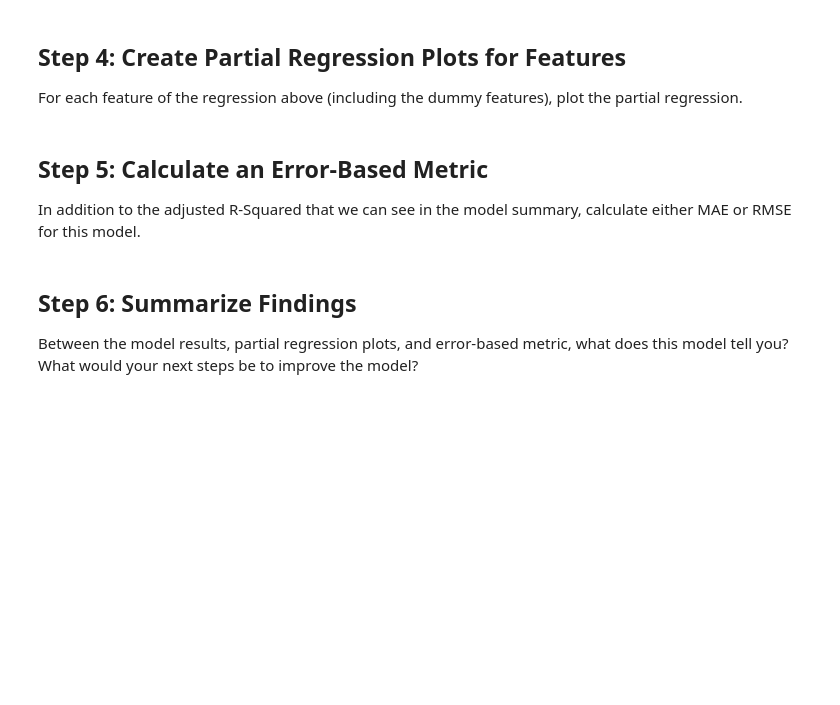
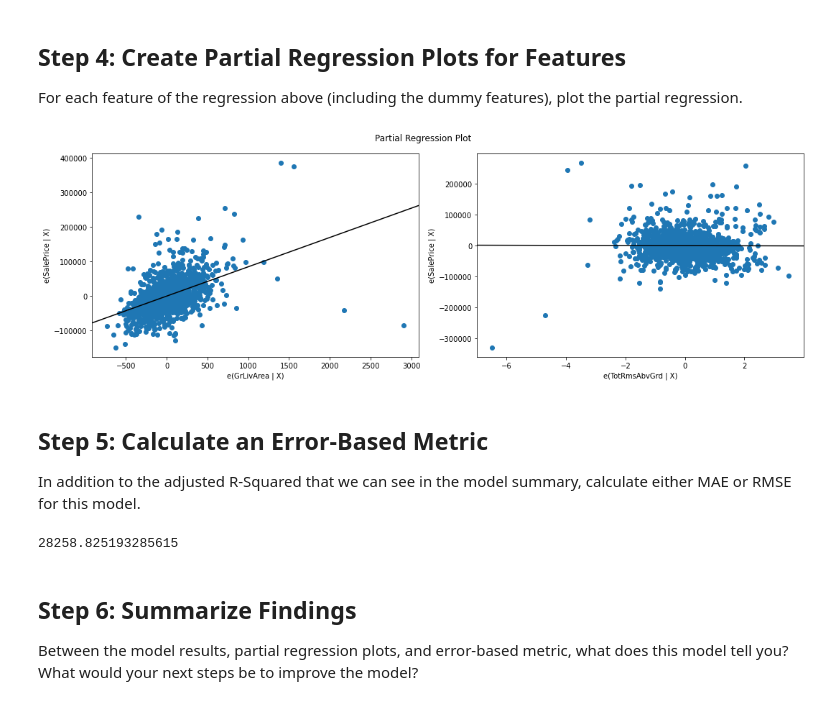
Before and after one commit to Makster04/dsc-categorical-variables-regression-lab, a Jupyter notebook: index.ipynb, the cells around one changed output. Cells and saved outputs as stored; diff of their text form; code cells hidden in the pictures; blank space fills up the shorter version.

```diff
--- a/index.ipynb
+++ b/index.ipynb
@@ -143,7 +143,17 @@ Choose the best-looking 3 out of 4 predictors to include in your model.
 Make sure that you one-hot encode your categorical predictor(s) (regardless of whether the current data type is a string or number) first.
 # %%
 # Your code here - prepare X and y, including one-hot encoding
+y = data["SalePrice"]
+X = data[["GrLivArea", "Neighborhood", "TotRmsAbvGrd"]]
+
+X = pd.get_dummies(X, columns=["Neighborhood"], drop_first=True, dtype=int)
 # %%
 # Your answer here - which category or categories were dropped?
 # %%
 # Your code here - build a regression model and display results
+import statsmodels.api as sm
+
+model = sm.OLS(y,X)
+results = model.fit()
+
+print(results.summary())
@@ -153,12 +181,22 @@ Make sure that you one-hot encode your categorical predictor(s) (regardless of w
 For each feature of the regression above (including the dummy features), plot the partial regression.
 # %%
 # Your code here - create partial regression plots
+fig = plt.figure(figsize=(15,5))
+sm.graphics.plot_partregress_grid(results, exog_idx=["GrLivArea", "TotRmsAbvGrd"], fig=fig)
+plt.tight_layout()
+plt.show()
+# %% [output]
+[figure, added]
 # %% [markdown]
 ## Step 5: Calculate an Error-Based Metric
 
 In addition to the adjusted R-Squared that we can see in the model summary, calculate either MAE or RMSE for this model.
 # %%
 # Your code here - calculate an error-based metric
+from sklearn.metrics import mean_absolute_error
+mean_absolute_error(y, results.predict())
+# %% [output]
+28258.825193285615
 # %% [markdown]
 ## Step 6: Summarize Findings
 
```
Also changed, not shown: parts of 1 cell of this notebook.
